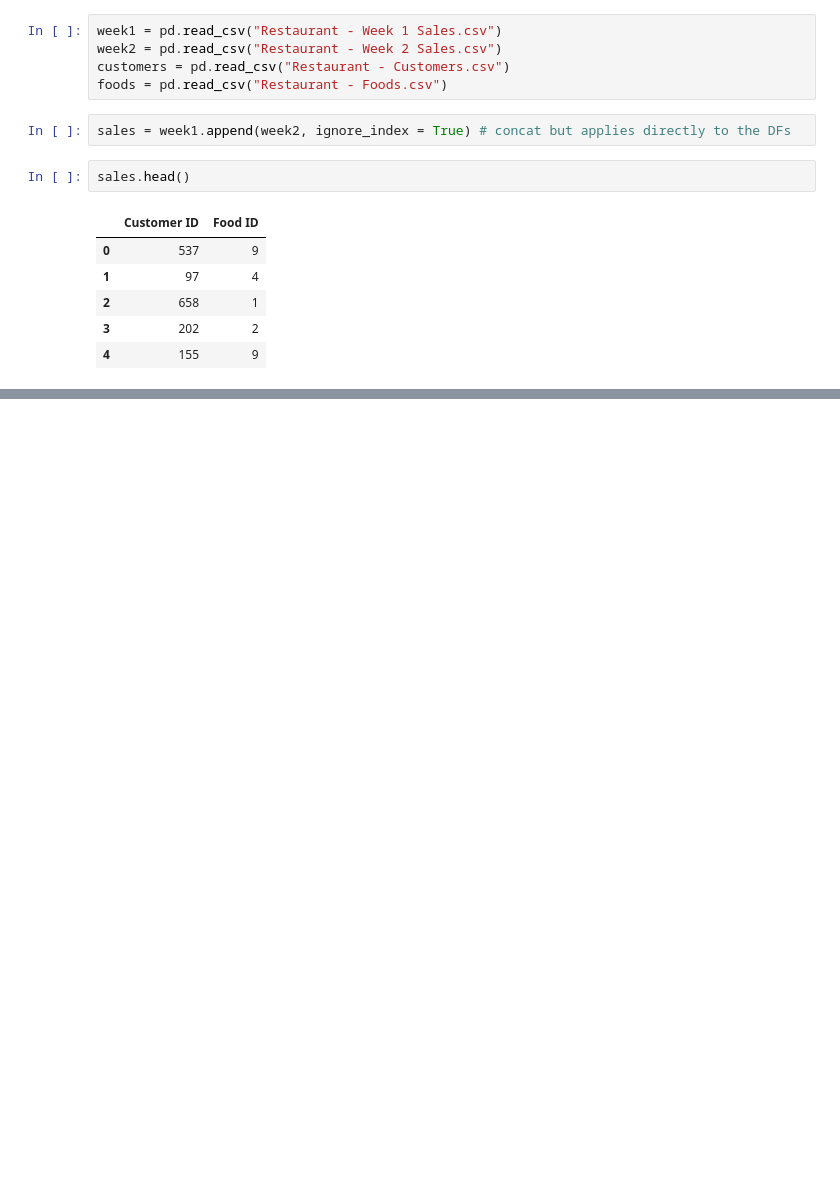
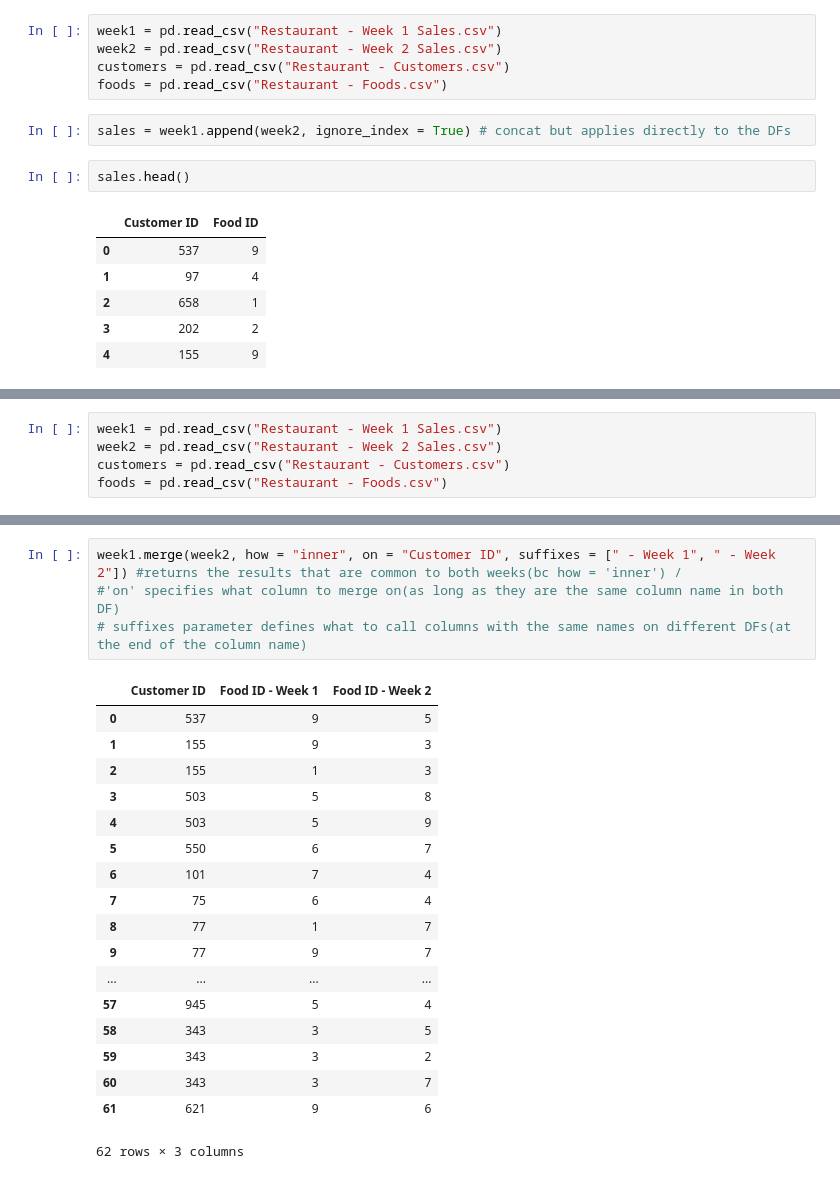
Before and after one commit to Cmarschik/data_analysis_third_course, a Jupyter notebook: pandas/Merging, Joining, and Concatenating.ipynb, the cells around one changed output, grey strips where cells are left out. Cells and saved outputs as stored; diff of their text form; blank space fills up the shorter version.

```diff
--- a/pandas/Merging, Joining, and Concatenating.ipynb
+++ b/pandas/Merging, Joining, and Concatenating.ipynb
@@ -60,0 +63,5 @@ sales.head()
+# %%
+week1 = pd.read_csv("Restaurant - Week 1 Sales.csv")
+week2 = pd.read_csv("Restaurant - Week 2 Sales.csv")
+customers = pd.read_csv("Restaurant - Customers.csv")
+foods = pd.read_csv("Restaurant - Foods.csv")
@@ -60,0 +80,23 @@ sales.head()
+# %%
+week1.merge(week2, how = "inner", on = "Customer ID", suffixes = [" - Week 1", " - Week 2"]) #returns the results that are common to both weeks(bc how = 'inner') /
+#'on' specifies what column to merge on(as long as they are the same column name in both DF)
+# suffixes parameter defines what to call columns with the same names on different DFs(at the end of the column name)
+# %% [output]
+|  | Customer ID | Food ID - Week 1 | Food ID - Week 2 |
+| 0 | 537 | 9 | 5 |
+| 1 | 155 | 9 | 3 |
+| 2 | 155 | 1 | 3 |
+| 3 | 503 | 5 | 8 |
+| 4 | 503 | 5 | 9 |
+| 5 | 550 | 6 | 7 |
+| 6 | 101 | 7 | 4 |
+| 7 | 75 | 6 | 4 |
+| 8 | 77 | 1 | 7 |
+| 9 | 77 | 9 | 7 |
+| ... | ... | ... | ... |
+| 57 | 945 | 5 | 4 |
+| 58 | 343 | 3 | 5 |
+| 59 | 343 | 3 | 2 |
+| 60 | 343 | 3 | 7 |
+| 61 | 621 | 9 | 6 |
+62 rows × 3 columns
```
Also changed, not shown: parts of 23 cells of this notebook.
